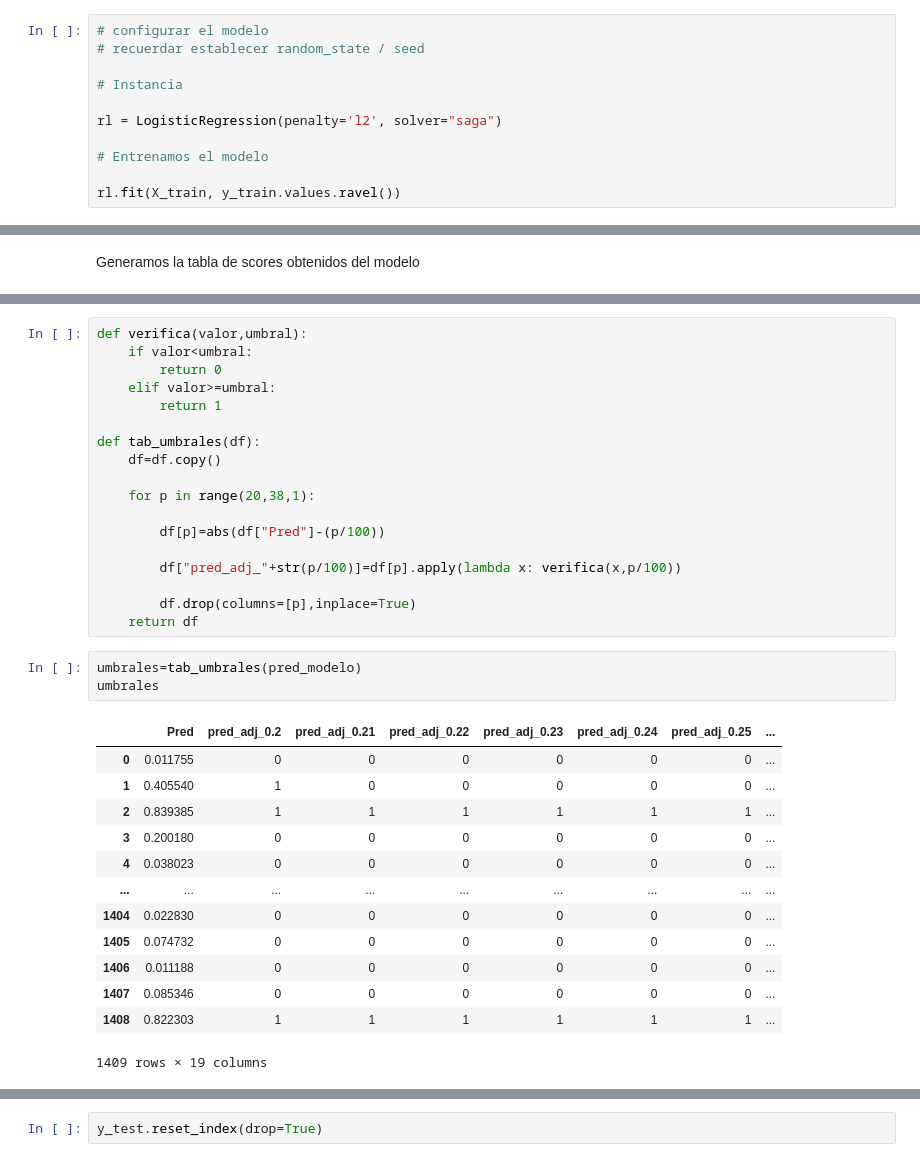
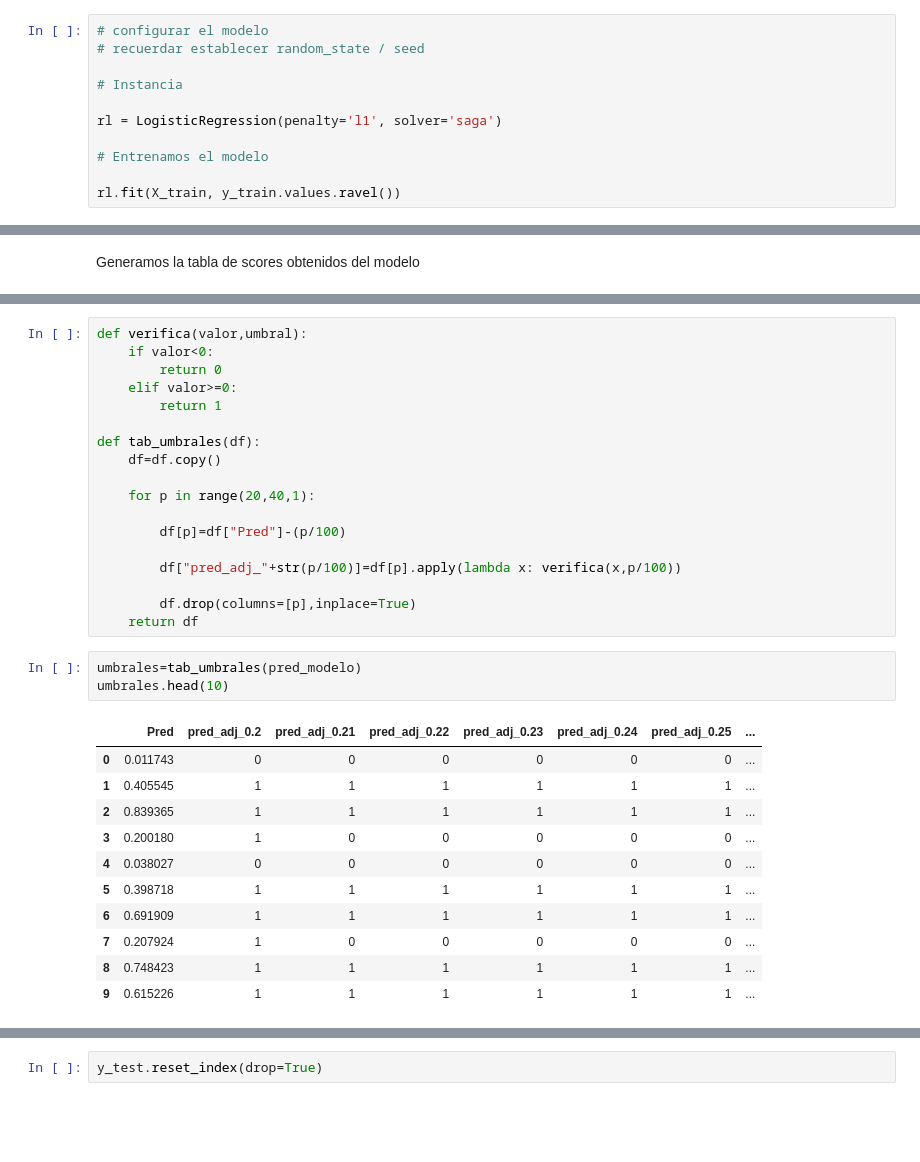
Before and after one commit to proserix/proyecto-telco-main, a Jupyter notebook: Notebooks/03_Telco_pipeline_model_training_Logistic_Reg.ipynb, the cells around one changed output, grey strips where cells are left out. Cells and saved outputs as stored; diff of their text form; blank space fills up the shorter version.

```diff
--- a/Notebooks/03_Telco_pipeline_model_training_Logistic_Reg.ipynb
+++ b/Notebooks/03_Telco_pipeline_model_training_Logistic_Reg.ipynb
@@ -48,7 +54,7 @@ Recuerdamos sembrar la semilla.
 
 # Instancia
 
-rl = LogisticRegression(penalty='l2', solver="saga")
+rl = LogisticRegression(penalty='l1', solver='saga')
 
 # Entrenamos el modelo
 
@@ -145,16 +151,16 @@ pred_modelo.head()
 # %%
 def verifica(valor,umbral):
-    if valor<umbral:
+    if valor<0:
         return 0
-    elif valor>=umbral:
+    elif valor>=0:
         return 1
 
 def tab_umbrales(df):
     df=df.copy()
 
-    for p in range(20,38,1):
+    for p in range(20,40,1):
 
-        df[p]=abs(df["Pred"]-(p/100))
+        df[p]=df["Pred"]-(p/100)
 
         df["pred_adj_"+str(p/100)]=df[p].apply(lambda x: verifica(x,p/100))
 
@@ -162,21 +168,19 @@ def tab_umbrales(df):
     return df
 # %%
 umbrales=tab_umbrales(pred_modelo)
-umbrales
+umbrales.head(10)
 # %% [output]
 |  | Pred | pred_adj_0.2 | pred_adj_0.21 | pred_adj_0.22 | pred_adj_0.23 | pred_adj_0.24 | pred_adj_0.25 | ... |
-| 0 | 0.011755 | 0 | 0 | 0 | 0 | 0 | 0 | ... |
-| 1 | 0.405540 | 1 | 0 | 0 | 0 | 0 | 0 | ... |
-| 2 | 0.839385 | 1 | 1 | 1 | 1 | 1 | 1 | ... |
-| 3 | 0.200180 | 0 | 0 | 0 | 0 | 0 | 0 | ... |
-| 4 | 0.038023 | 0 | 0 | 0 | 0 | 0 | 0 | ... |
-| ... | ... | ... | ... | ... | ... | ... | ... | ... |
-| 1404 | 0.022830 | 0 | 0 | 0 | 0 | 0 | 0 | ... |
-| 1405 | 0.074732 | 0 | 0 | 0 | 0 | 0 | 0 | ... |
-| 1406 | 0.011188 | 0 | 0 | 0 | 0 | 0 | 0 | ... |
-| 1407 | 0.085346 | 0 | 0 | 0 | 0 | 0 | 0 | ... |
-| 1408 | 0.822303 | 1 | 1 | 1 | 1 | 1 | 1 | ... |
+| 0 | 0.011743 | 0 | 0 | 0 | 0 | 0 | 0 | ... |
+| 1 | 0.405545 | 1 | 1 | 1 | 1 | 1 | 1 | ... |
+| 2 | 0.839365 | 1 | 1 | 1 | 1 | 1 | 1 | ... |
+| 3 | 0.200180 | 1 | 0 | 0 | 0 | 0 | 0 | ... |
+| 4 | 0.038027 | 0 | 0 | 0 | 0 | 0 | 0 | ... |
+| 5 | 0.398718 | 1 | 1 | 1 | 1 | 1 | 1 | ... |
+| 6 | 0.691909 | 1 | 1 | 1 | 1 | 1 | 1 | ... |
+| 7 | 0.207924 | 1 | 0 | 0 | 0 | 0 | 0 | ... |
+| 8 | 0.748423 | 1 | 1 | 1 | 1 | 1 | 1 | ... |
+| 9 | 0.615226 | 1 | 1 | 1 | 1 | 1 | 1 | ... |
-1409 rows × 19 columns
 # %%
 lista=list(umbrales.drop(columns="Pred"))
 lista
```
Also changed, not shown: parts of 13 cells of this notebook, 12 other files.
